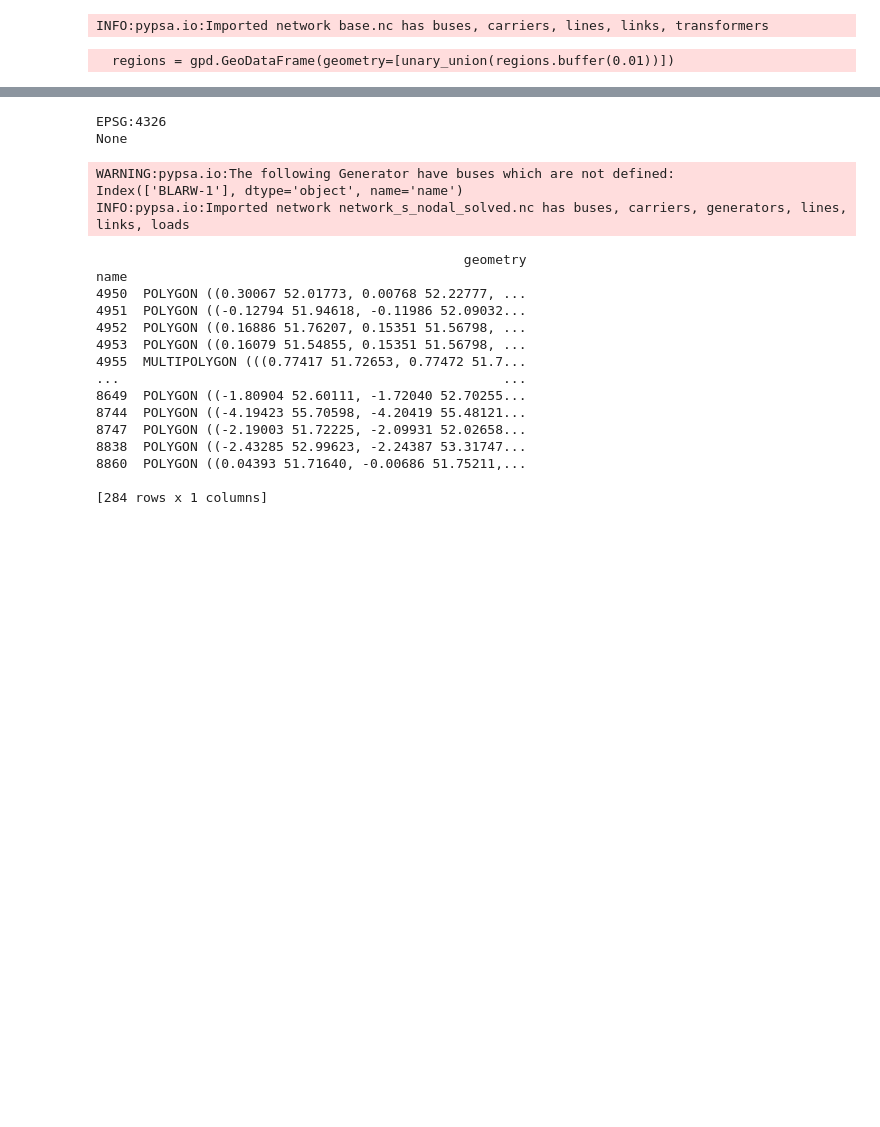
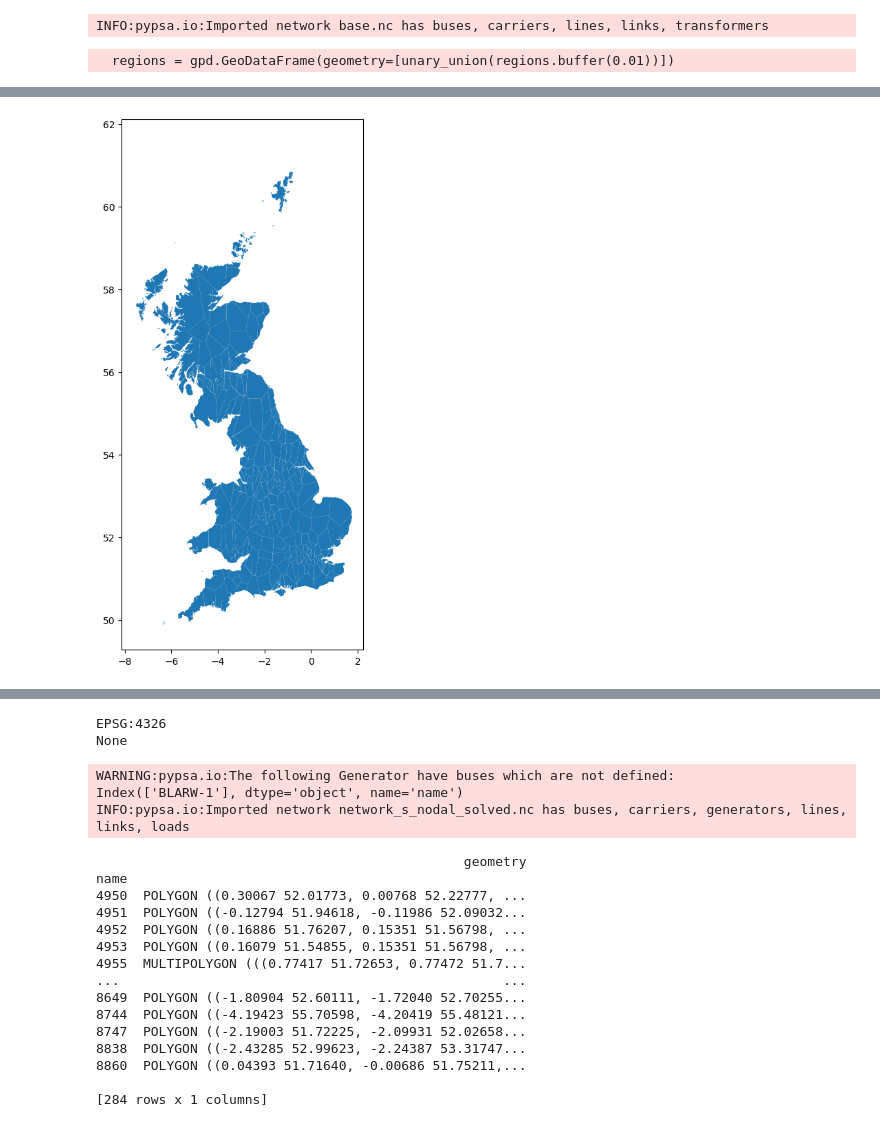
Before and after one commit to LukasFrankenQ/LMP, a Jupyter notebook: notebooks/plot_network.ipynb, the cells around one changed output, grey strips where cells are left out. Drawn from its saved outputs; the diff is of its cells as text; code cells hidden in the pictures; blank space fills up the shorter version.

```diff
--- a/notebooks/plot_network.ipynb
+++ b/notebooks/plot_network.ipynb
@@ -104,0 +108,6 @@ plt.show()
+# %%
+fig, ax = plt.subplots(1, 1, figsize=(10, 10))
+regions.simplify(tolerance=0.01).plot(ax=ax)
+regions.simplify(tolerance=0.01).to_file('simplified_regions.geojson', driver='GeoJSON')
+# %% [output]
+[figure, added]
```
Also changed, not shown: parts of 7 cells of this notebook, 2 other files.
